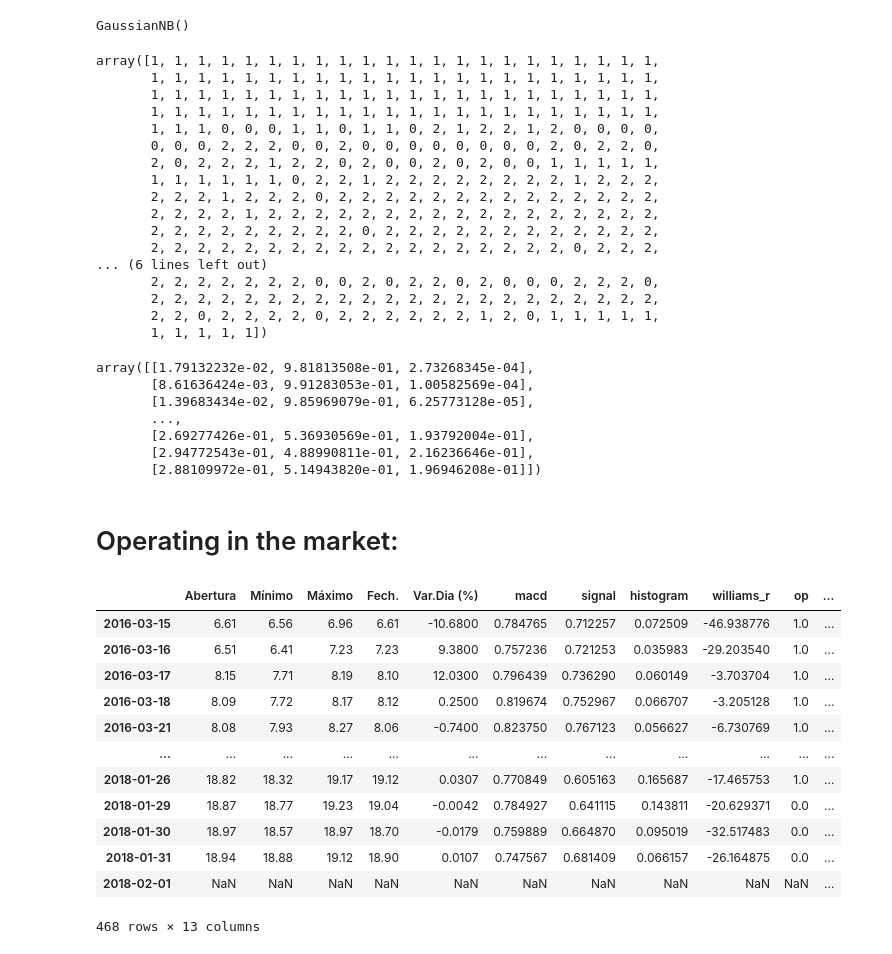
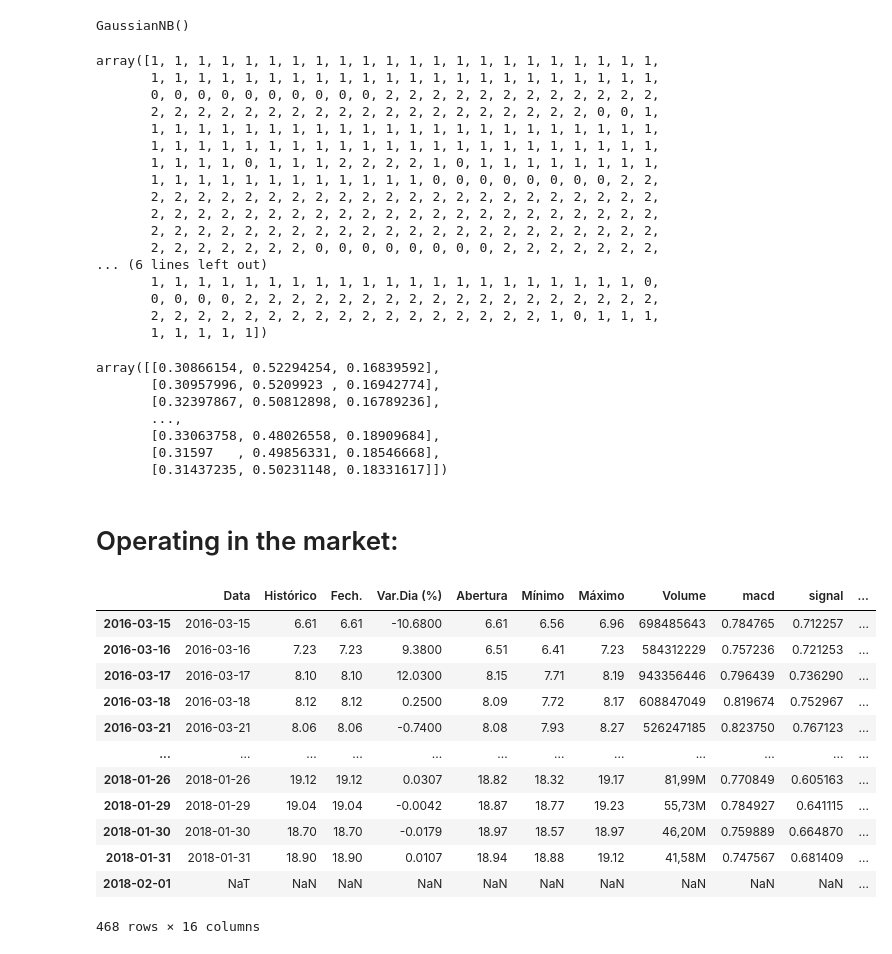
Before and after one commit to dwelcaslu/I2A2-FM-Gaussian-Trader, a Jupyter notebook: notebooks/nbk02_market_operator.ipynb, the cells around one changed output. Cells and saved outputs as stored; diff of their text form; code cells hidden in the pictures.

```diff
--- a/notebooks/nbk02_market_operator.ipynb
+++ b/notebooks/nbk02_market_operator.ipynb
@@ -63,10 +63,7 @@ Index(['Data', 'Histórico', 'Fech.', 'Var.Dia (%)', 'Abertura', 'Mínimo',
 # %% [markdown]
 # Data Preparation:
 # %%
-FEATURES_NAMES = [
-                  'Abertura', 'Mínimo', 'Máximo', 'Fech.', 'Var.Dia (%)',
-                  'macd', 'signal', 'histogram', 'williams_r',
-                 ]
+FEATURES_NAMES = ['macd', 'signal', 'histogram', 'williams_r']
 # %%
 data_train = stock_data[0:501].dropna()
 data_train
@@ -168,53 +165,52 @@ gnb.predict(X_train)
 # %% [output]
 array([1, 1, 1, 1, 1, 1, 1, 1, 1, 1, 1, 1, 1, 1, 1, 1, 1, 1, 1, 1, 1, 1,
        1, 1, 1, 1, 1, 1, 1, 1, 1, 1, 1, 1, 1, 1, 1, 1, 1, 1, 1, 1, 1, 1,
+       0, 0, 0, 0, 0, 0, 0, 0, 0, 0, 2, 2, 2, 2, 2, 2, 2, 2, 2, 2, 2, 2,
+       2, 2, 2, 2, 2, 2, 2, 2, 2, 2, 2, 2, 2, 2, 2, 2, 2, 2, 2, 0, 0, 1,
        1, 1, 1, 1, 1, 1, 1, 1, 1, 1, 1, 1, 1, 1, 1, 1, 1, 1, 1, 1, 1, 1,
        1, 1, 1, 1, 1, 1, 1, 1, 1, 1, 1, 1, 1, 1, 1, 1, 1, 1, 1, 1, 1, 1,
-       1, 1, 1, 0, 0, 0, 1, 1, 0, 1, 1, 0, 2, 1, 2, 2, 1, 2, 0, 0, 0, 0,
-       0, 0, 0, 2, 2, 2, 0, 0, 2, 0, 0, 0, 0, 0, 0, 0, 0, 2, 0, 2, 2, 0,
-       2, 0, 2, 2, 2, 1, 2, 2, 0, 2, 0, 0, 2, 0, 2, 0, 0, 1, 1, 1, 1, 1,
-       1, 1, 1, 1, 1, 1, 0, 2, 2, 1, 2, 2, 2, 2, 2, 2, 2, 2, 1, 2, 2, 2,
-       2, 2, 2, 1, 2, 2, 2, 0, 2, 2, 2, 2, 2, 2, 2, 2, 2, 2, 2, 2, 2, 2,
-       2, 2, 2, 2, 1, 2, 2, 2, 2, 2, 2, 2, 2, 2, 2, 2, 2, 2, 2, 2, 2, 2,
-       2, 2, 2, 2, 2, 2, 2, 2, 2, 0, 2, 2, 2, 2, 2, 2, 2, 2, 2, 2, 2, 2,
-       2, 2, 2, 2, 2, 2, 2, 2, 2, 2, 2, 2, 2, 2, 2, 2, 2, 2, 0, 2, 2, 2,
+       1, 1, 1, 1, 0, 1, 1, 1, 2, 2, 2, 2, 1, 0, 1, 1, 1, 1, 1, 1, 1, 1,
+       1, 1, 1, 1, 1, 1, 1, 1, 1, 1, 1, 1, 0, 0, 0, 0, 0, 0, 0, 0, 2, 2,
+       2, 2, 2, 2, 2, 2, 2, 2, 2, 2, 2, 2, 2, 2, 2, 2, 2, 2, 2, 2, 2, 2,
+       2, 2, 2, 2, 2, 2, 2, 2, 2, 2, 2, 2, 2, 2, 2, 2, 2, 2, 2, 2, 2, 2,
+       2, 2, 2, 2, 2, 2, 2, 2, 2, 2, 2, 2, 2, 2, 2, 2, 2, 2, 2, 2, 2, 2,
+       2, 2, 2, 2, 2, 2, 2, 0, 0, 0, 0, 0, 0, 0, 0, 2, 2, 2, 2, 2, 2, 2,
 ... (6 lines left out)
-       2, 2, 2, 2, 2, 2, 2, 0, 0, 2, 0, 2, 2, 0, 2, 0, 0, 0, 2, 2, 2, 0,
-       2, 2, 2, 2, 2, 2, 2, 2, 2, 2, 2, 2, 2, 2, 2, 2, 2, 2, 2, 2, 2, 2,
-       2, 2, 0, 2, 2, 2, 2, 0, 2, 2, 2, 2, 2, 2, 1, 2, 0, 1, 1, 1, 1, 1,
+       1, 1, 1, 1, 1, 1, 1, 1, 1, 1, 1, 1, 1, 1, 1, 1, 1, 1, 1, 1, 1, 0,
+       0, 0, 0, 0, 2, 2, 2, 2, 2, 2, 2, 2, 2, 2, 2, 2, 2, 2, 2, 2, 2, 2,
+       2, 2, 2, 2, 2, 2, 2, 2, 2, 2, 2, 2, 2, 2, 2, 2, 2, 1, 0, 1, 1, 1,
        1, 1, 1, 1, 1])
 # %%
 gnb.predict_proba(X_train)
 # %% [output]
-array([[1.79132232e-02, 9.81813508e-01, 2.73268345e-04],
-       [8.61636424e-03, 9.91283053e-01, 1.00582569e-04],
-       [1.39683434e-02, 9.85969079e-01, 6.25773128e-05],
+array([[0.30866154, 0.52294254, 0.16839592],
+       [0.30957996, 0.5209923 , 0.16942774],
+       [0.32397867, 0.50812898, 0.16789236],
        ...,
-       [2.69277426e-01, 5.36930569e-01, 1.93792004e-01],
-       [2.94772543e-01, 4.88990811e-01, 2.16236646e-01],
-       [2.88109972e-01, 5.14943820e-01, 1.96946208e-01]])
+       [0.33063758, 0.48026558, 0.18909684],
+       [0.31597   , 0.49856331, 0.18546668],
+       [0.31437235, 0.50231148, 0.18331617]])
 # %% [markdown]
 # Operating in the market:
 # %%
 # Train data:
-mkt_op = smkt.MarkerOperator(gnb, FEATURES_NAMES, initial_cash=1000,
-                             daily_negotiable_perc=0.5)
+mkt_op = smkt.MarkerOperator(gnb, FEATURES_NAMES, initial_cash=1000, daily_negotiable_perc=0.5)
 op_results = mkt_op.run(data_train)
 op_results
 # %% [output]
-|  | Abertura | Mínimo | Máximo | Fech. | Var.Dia (%) | macd | signal | histogram | williams_r | op | ... |
-| 2016-03-15 | 6.61 | 6.56 | 6.96 | 6.61 | -10.6800 | 0.784765 | 0.712257 | 0.072509 | -46.938776 | 1.0 | ... |
-| 2016-03-16 | 6.51 | 6.41 | 7.23 | 7.23 | 9.3800 | 0.757236 | 0.721253 | 0.035983 | -29.203540 | 1.0 | ... |
-| 2016-03-17 | 8.15 | 7.71 | 8.19 | 8.10 | 12.0300 | 0.796439 | 0.736290 | 0.060149 | -3.703704 | 1.0 | ... |
-| 2016-03-18 | 8.09 | 7.72 | 8.17 | 8.12 | 0.2500 | 0.819674 | 0.752967 | 0.066707 | -3.205128 | 1.0 | ... |
-| 2016-03-21 | 8.08 | 7.93 | 8.27 | 8.06 | -0.7400 | 0.823750 | 0.767123 | 0.056627 | -6.730769 | 1.0 | ... |
+|  | Data | Histórico | Fech. | Var.Dia (%) | Abertura | Mínimo | Máximo | Volume | macd | signal | ... |
+| 2016-03-15 | 2016-03-15 | 6.61 | 6.61 | -10.6800 | 6.61 | 6.56 | 6.96 | 698485643 | 0.784765 | 0.712257 | ... |
+| 2016-03-16 | 2016-03-16 | 7.23 | 7.23 | 9.3800 | 6.51 | 6.41 | 7.23 | 584312229 | 0.757236 | 0.721253 | ... |
+| 2016-03-17 | 2016-03-17 | 8.10 | 8.10 | 12.0300 | 8.15 | 7.71 | 8.19 | 943356446 | 0.796439 | 0.736290 | ... |
+| 2016-03-18 | 2016-03-18 | 8.12 | 8.12 | 0.2500 | 8.09 | 7.72 | 8.17 | 608847049 | 0.819674 | 0.752967 | ... |
+| 2016-03-21 | 2016-03-21 | 8.06 | 8.06 | -0.7400 | 8.08 | 7.93 | 8.27 | 526247185 | 0.823750 | 0.767123 | ... |
 | ... | ... | ... | ... | ... | ... | ... | ... | ... | ... | ... | ... |
-| 2018-01-26 | 18.82 | 18.32 | 19.17 | 19.12 | 0.0307 | 0.770849 | 0.605163 | 0.165687 | -17.465753 | 1.0 | ... |
-| 2018-01-29 | 18.87 | 18.77 | 19.23 | 19.04 | -0.0042 | 0.784927 | 0.641115 | 0.143811 | -20.629371 | 0.0 | ... |
-| 2018-01-30 | 18.97 | 18.57 | 18.97 | 18.70 | -0.0179 | 0.759889 | 0.664870 | 0.095019 | -32.517483 | 0.0 | ... |
-| 2018-01-31 | 18.94 | 18.88 | 19.12 | 18.90 | 0.0107 | 0.747567 | 0.681409 | 0.066157 | -26.164875 | 0.0 | ... |
-| 2018-02-01 | NaN | NaN | NaN | NaN | NaN | NaN | NaN | NaN | NaN | NaN | ... |
+| 2018-01-26 | 2018-01-26 | 19.12 | 19.12 | 0.0307 | 18.82 | 18.32 | 19.17 | 81,99M | 0.770849 | 0.605163 | ... |
+| 2018-01-29 | 2018-01-29 | 19.04 | 19.04 | -0.0042 | 18.87 | 18.77 | 19.23 | 55,73M | 0.784927 | 0.641115 | ... |
+| 2018-01-30 | 2018-01-30 | 18.70 | 18.70 | -0.0179 | 18.97 | 18.57 | 18.97 | 46,20M | 0.759889 | 0.664870 | ... |
+| 2018-01-31 | 2018-01-31 | 18.90 | 18.90 | 0.0107 | 18.94 | 18.88 | 19.12 | 41,58M | 0.747567 | 0.681409 | ... |
+| 2018-02-01 | NaT | NaN | NaN | NaN | NaN | NaN | NaN | NaN | NaN | NaN | ... |
-468 rows × 13 columns
+468 rows × 16 columns
 # %%
 mkt_op.plot_wealth()
 # %% [output]
```
Also changed, not shown: parts of 8 cells of this notebook, 5 other files.
